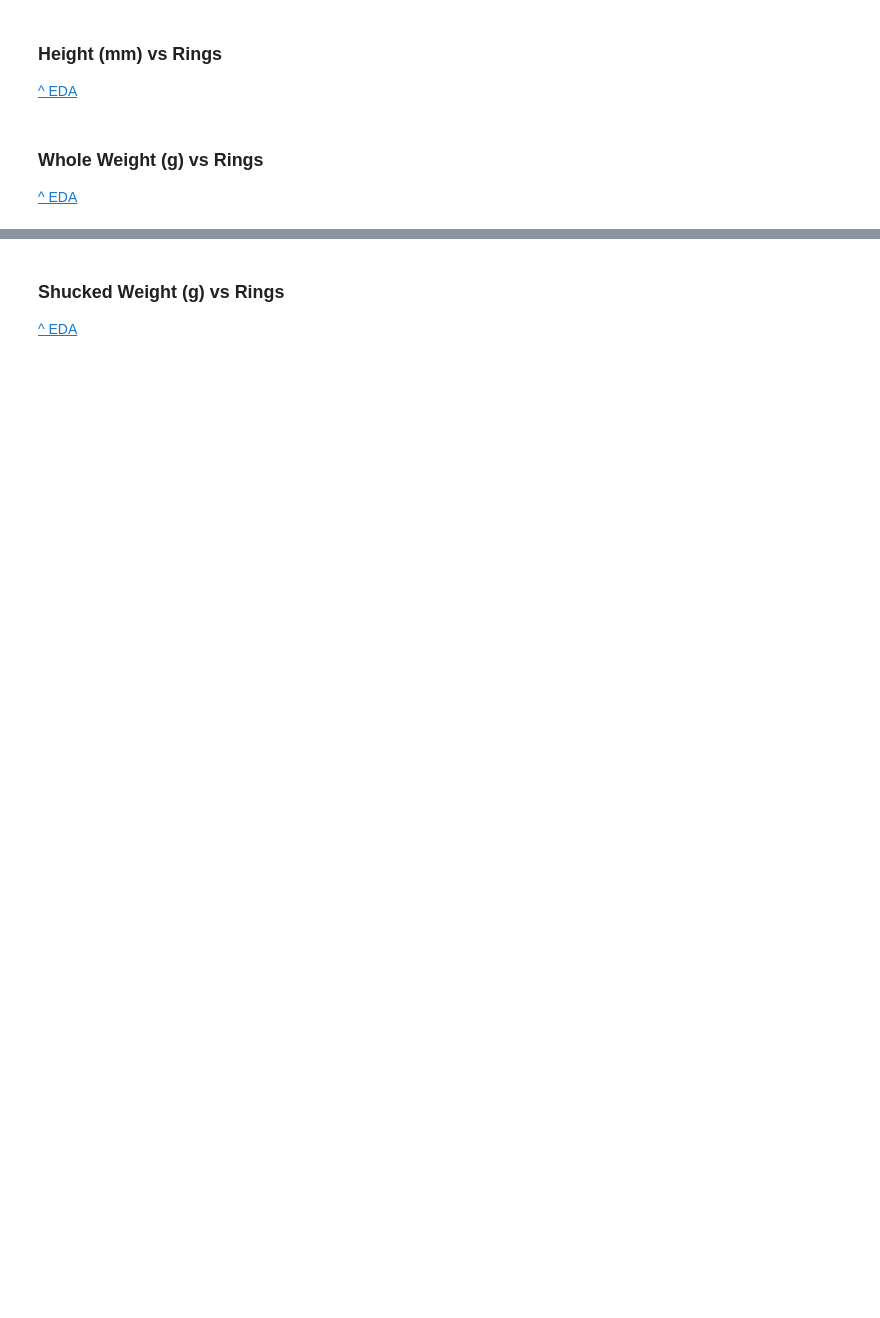
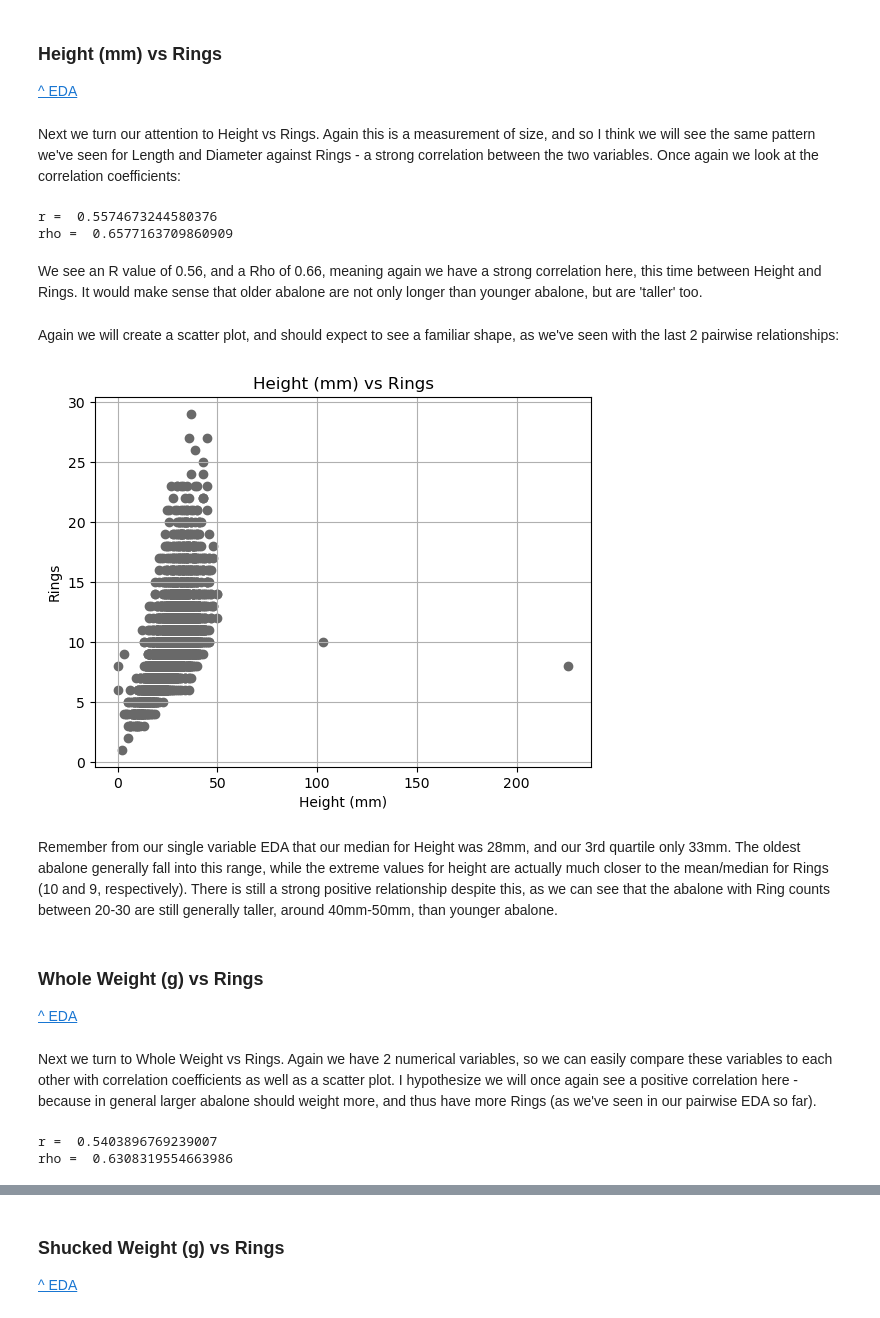
Before and after one commit to ansaridan/jhu-data-engineering-team-5, a Jupyter notebook: Problem_Set_3/Jhirsc21.ipynb, the cells around one changed output, grey strips where cells are left out. Cells and saved outputs as stored; diff of their text form; code cells hidden in the pictures; blank space fills up the shorter version.

```diff
--- a/Problem_Set_3/Jhirsc21.ipynb
+++ b/Problem_Set_3/Jhirsc21.ipynb
@@ -642,6 +737,41 @@ There seem to be a wide range of info about abalone lifespan online, but dependi
 # %% [markdown]
 ### <a id="height_rings">Height (mm) vs Rings</a> <br>
 <a href='#step2'> ^ EDA </a>
+# %% [markdown]
+Next we turn our attention to Height vs Rings. Again this is a measurement of size, and so I think we will see the same pattern we've seen for Length and Diameter against Rings - a strong correlation between the two variables. Once again we look at the correlation coefficients:
+# %%
+print('r = ', stats.pearsonr(df['Height (mm)'], df['Rings'])[0])
+print('rho = ', stats.spearmanr(df['Height (mm)'], df['Rings'])[0])
+# %% [output]
+r =  0.5574673244580376
+rho =  0.6577163709860909
+# %% [markdown]
+We see an R value of 0.56, and a Rho of 0.66, meaning again we have a strong correlation here, this time between Height and Rings. It would make sense that older abalone are not only longer than younger abalone, but are 'taller' too.
+# %% [markdown]
+Again we will create a scatter plot, and should expect to see a familiar shape, as we've seen with the last 2 pairwise relationships:
+# %%
+plt.scatter(df['Height (mm)'], df['Rings'], color='dimgray')
+plt.title('Height (mm) vs Rings')
+plt.xlabel('Height (mm)')
+plt.ylabel('Rings')
+
+plt.grid(axis='x')
+plt.grid(axis='y')
+
+plt.show()
+plt.close()
+# %% [output]
+[figure, added]
+# %% [markdown]
+Remember from our single variable EDA that our median for Height was 28mm, and our 3rd quartile only 33mm. The oldest abalone generally fall into this range, while the extreme values for height are actually much closer to the mean/median for Rings (10 and 9, respectively). There is still a strong positive relationship despite this, as we can see that the abalone with Ring counts between 20-30 are still generally taller, around 40mm-50mm, than younger abalone.
 # %% [markdown]
 ### <a id="whole_weight_rings">Whole Weight (g) vs Rings</a> <br>
 <a href='#step2'> ^ EDA </a>
+# %% [markdown]
+Next we turn to Whole Weight vs Rings. Again we have 2 numerical variables, so we can easily compare these variables to each other with correlation coefficients as well as a scatter plot. I hypothesize we will once again see a positive correlation here - because in general larger abalone should weight more, and thus have more Rings (as we've seen in our pairwise EDA so far).
+# %%
+print('r = ', stats.pearsonr(df['Whole Weight (g)'], df['Rings'])[0])
+print('rho = ', stats.spearmanr(df['Whole Weight (g)'], df['Rings'])[0])
+# %% [output]
+r =  0.5403896769239007
+rho =  0.6308319554663986
```
Also changed, not shown: parts of 40 cells of this notebook, 1 other file.
